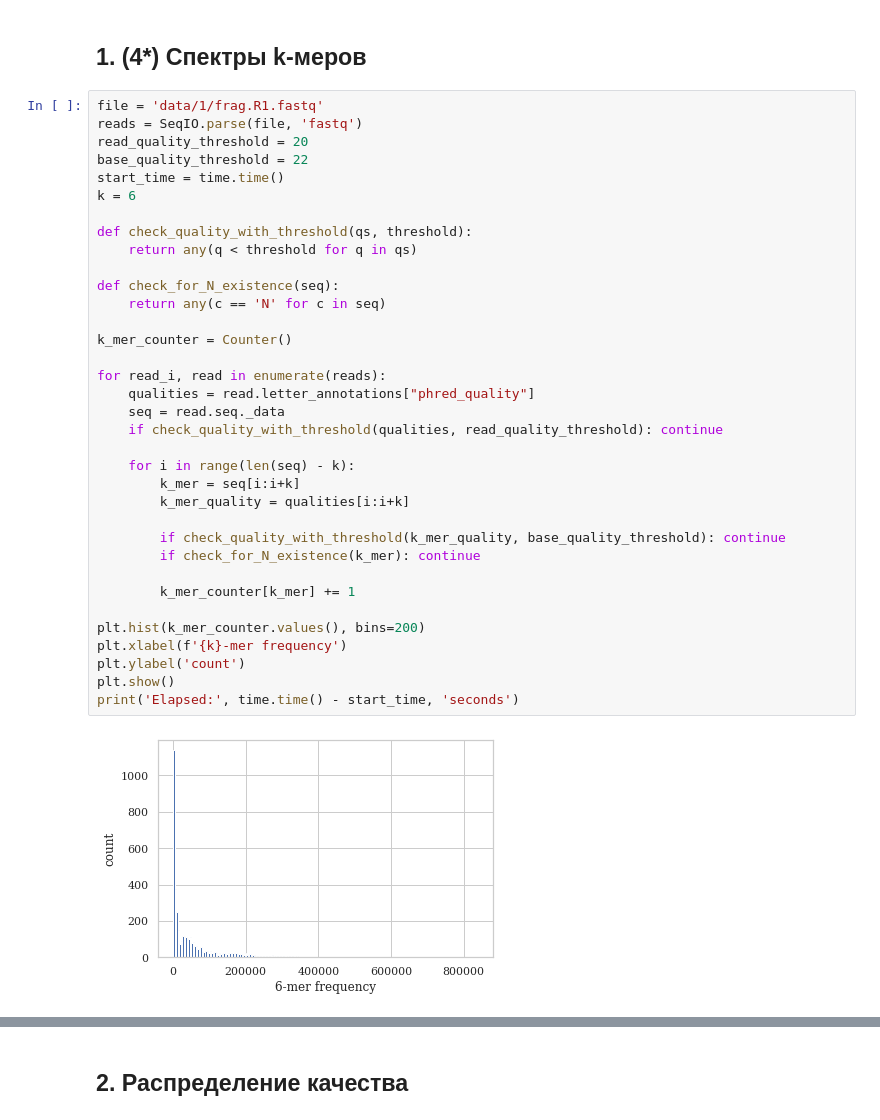
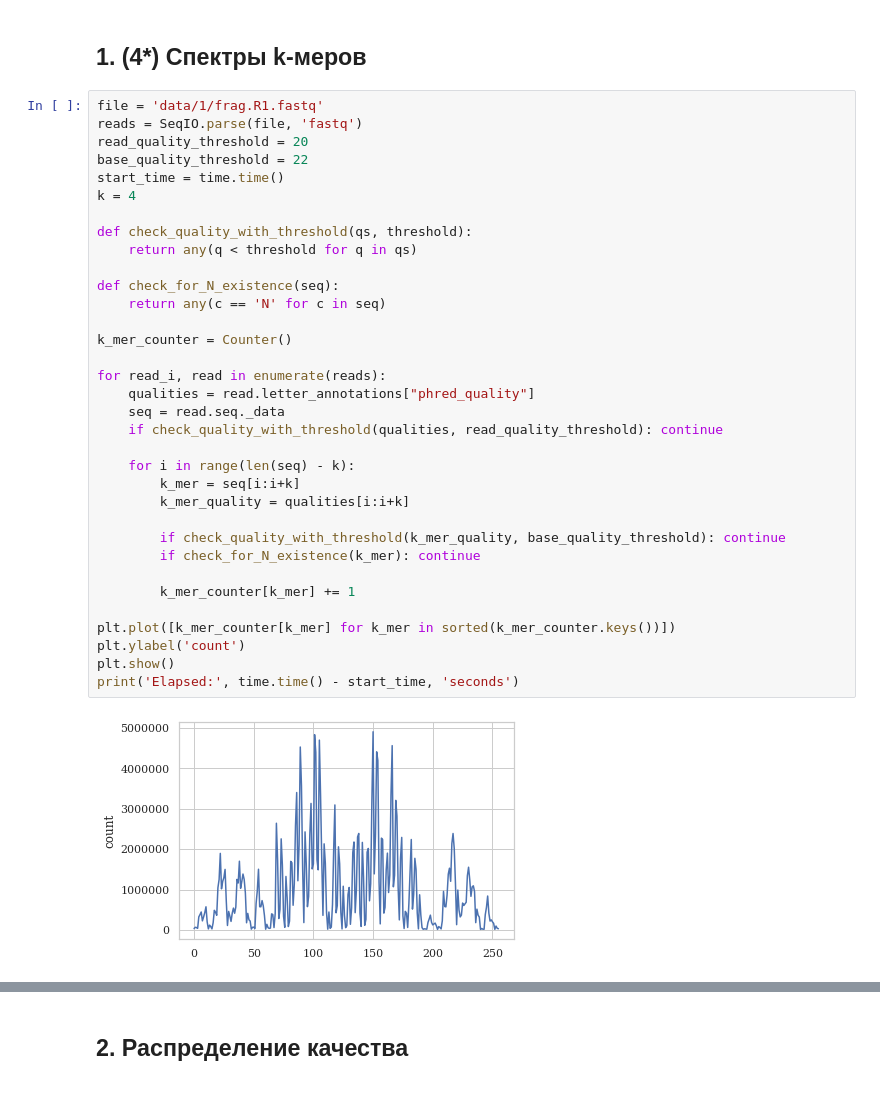
Before and after one commit to oxygen311/NGS-Homeworks-2020, a Jupyter notebook: HW1.ipynb, the cells around one changed output, grey strips where cells are left out. Drawn from its saved outputs; the diff is of its cells as text.

```diff
--- a/HW1.ipynb
+++ b/HW1.ipynb
@@ -18,34 +18,33 @@ reads = SeqIO.parse(file, 'fastq')
 read_quality_threshold = 20
 base_quality_threshold = 22
 start_time = time.time()
-k = 6
+k = 4
 
 def check_quality_with_threshold(qs, threshold):
     return any(q < threshold for q in qs)
 
 def check_for_N_existence(seq):
     return any(c == 'N' for c in seq)
 
 k_mer_counter = Counter()
 
 for read_i, read in enumerate(reads):
     qualities = read.letter_annotations["phred_quality"]
     seq = read.seq._data
     if check_quality_with_threshold(qualities, read_quality_threshold): continue
 
     for i in range(len(seq) - k):
         k_mer = seq[i:i+k]
         k_mer_quality = qualities[i:i+k]
 
         if check_quality_with_threshold(k_mer_quality, base_quality_threshold): continue
         if check_for_N_existence(k_mer): continue
 
         k_mer_counter[k_mer] += 1
 
-plt.hist(k_mer_counter.values(), bins=200)
-plt.xlabel(f'{k}-mer frequency')
+plt.plot([k_mer_counter[k_mer] for k_mer in sorted(k_mer_counter.keys())])
 plt.ylabel('count')
 plt.show()
 print('Elapsed:', time.time() - start_time, 'seconds')
 # %% [output]
-[figure, old version]
+[figure, new version]
```
Also changed, not shown: parts of 2 cells of this notebook.
